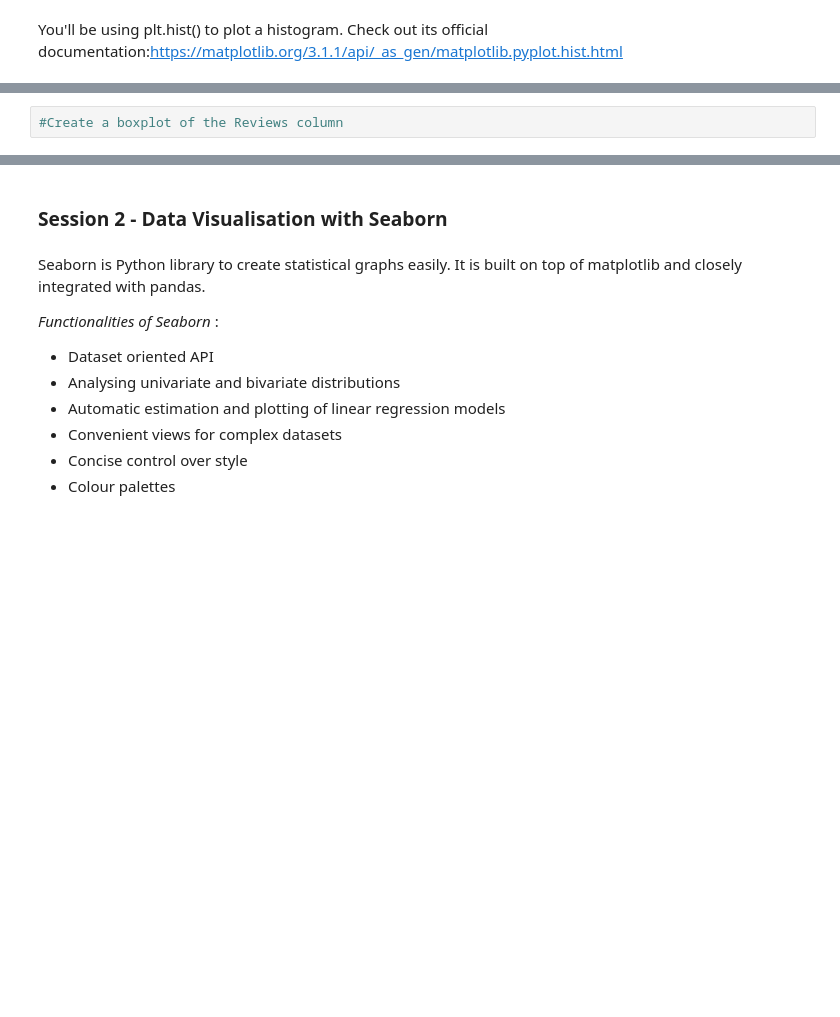
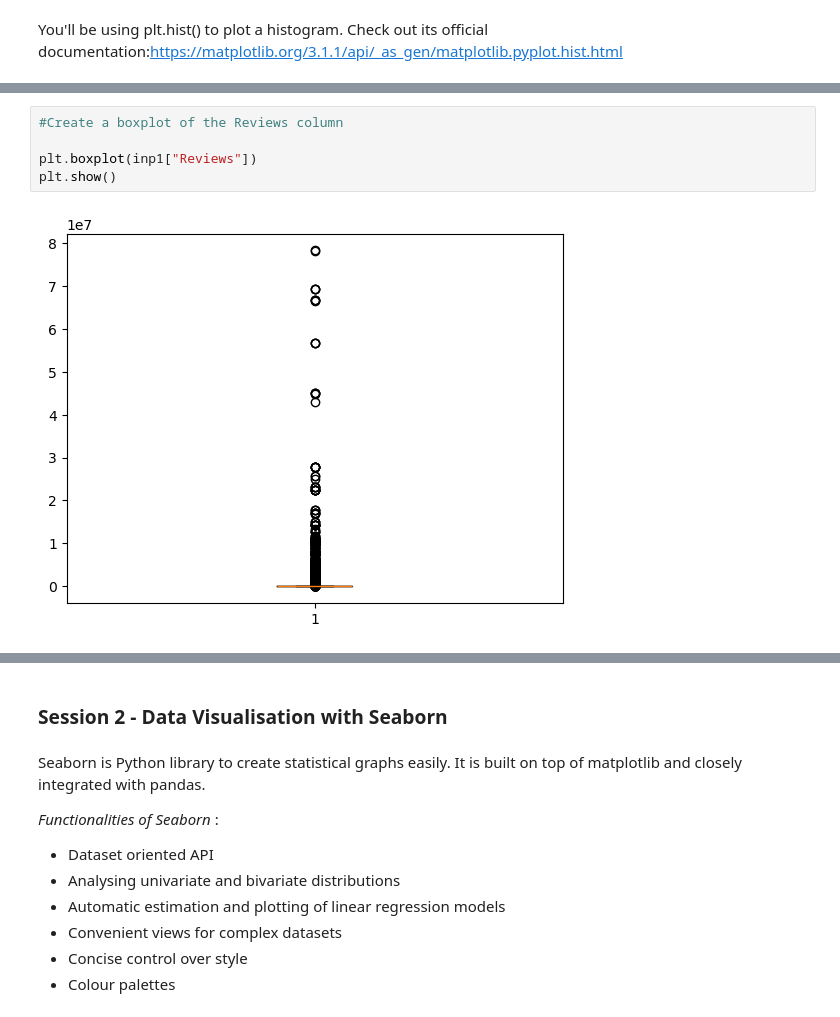
Before and after one commit to pratham98k/IIITB-ML-AI, a Jupyter notebook: IIIT-B/Course2-Statistics/Case+Study+Notebook/Case Study Notebook/Data Visualisation in Python - Case Study copy.ipynb, the cells around one changed output, grey strips where cells are left out. Drawn from its saved outputs; the diff is of its cells as text; blank space fills up the shorter version.

```diff
--- a/IIIT-B/Course2-Statistics/Case+Study+Notebook/Case Study Notebook/Data Visualisation in Python - Case Study copy.ipynb
+++ b/IIIT-B/Course2-Statistics/Case+Study+Notebook/Case Study Notebook/Data Visualisation in Python - Case Study copy.ipynb
@@ -633,4 +641,9 @@ You'll be using plt.hist() to plot a histogram. Check out its official documenta
 # %%
 #Create a boxplot of the Reviews column
+
+plt.boxplot(inp1["Reviews"])
+plt.show()
+# %% [output]
+[figure, added]
 # %%
 #Check records with 1 million reviews
```
Also changed, not shown: parts of 10 cells of this notebook, 7 other files.
